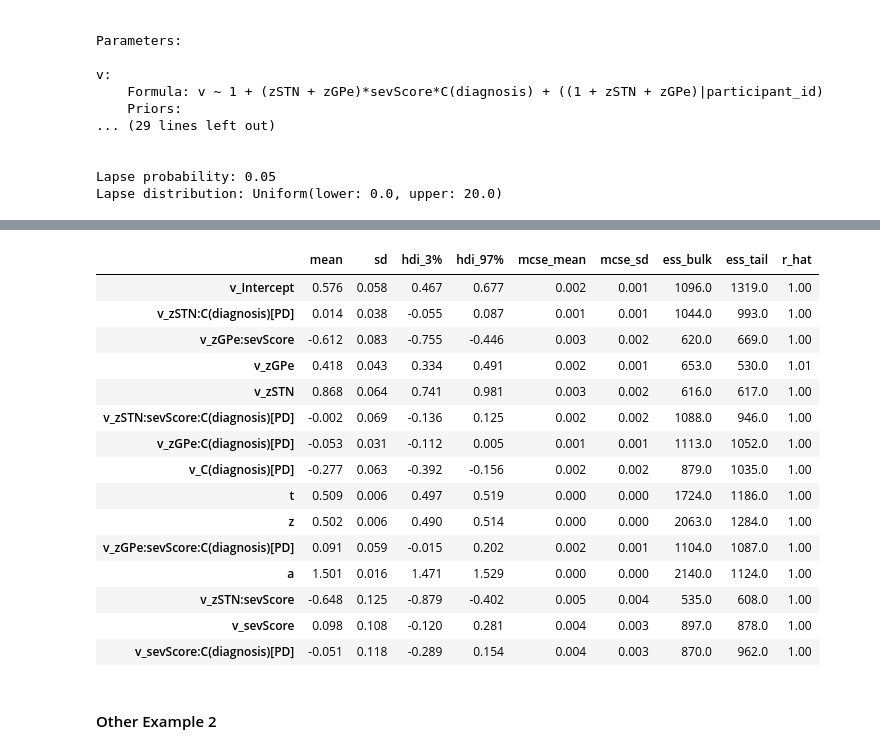
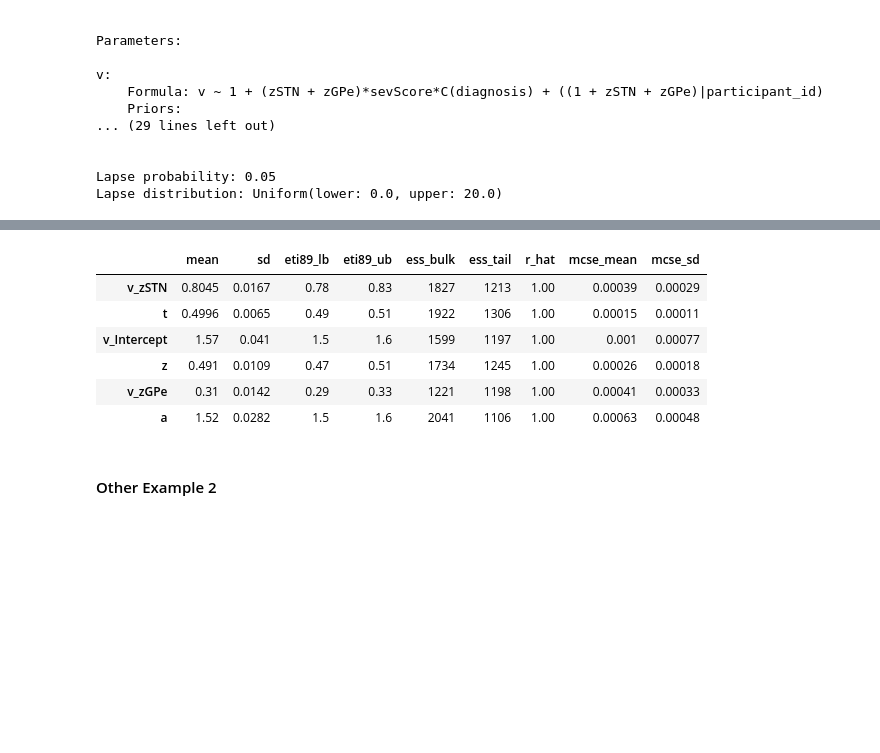
Before and after one commit to lnccbrown/HSSM, a Jupyter notebook: docs/tutorials/hssm_tutorial_workshop_1.ipynb, the cells around one changed output, grey strips where cells are left out. Cells and saved outputs as stored; diff of their text form; code cells hidden in the pictures; blank space fills up the shorter version.

```diff
--- a/docs/tutorials/hssm_tutorial_workshop_1.ipynb
+++ b/docs/tutorials/hssm_tutorial_workshop_1.ipynb
@@ -918,26 +873,18 @@ Using default initvals.
 We recommend running at least 4 chains for robust computation of convergence diagnostics
 # %%
 #### posterior statistics of non-centered model
-model_reg_v_ex4_A1.summary(
+az.summary(
+    samples_model_reg_v_ex4_A1,
     var_names=["~_offset", "~_id"], filter_vars="like"
 )  # var_names= ["~_offset"])
 # %% [output]
-|  | mean | sd | hdi_3% | hdi_97% | mcse_mean | mcse_sd | ess_bulk | ess_tail | r_hat |
-| v_Intercept | 0.576 | 0.058 | 0.467 | 0.677 | 0.002 | 0.001 | 1096.0 | 1319.0 | 1.00 |
-| v_zSTN:C(diagnosis)[PD] | 0.014 | 0.038 | -0.055 | 0.087 | 0.001 | 0.001 | 1044.0 | 993.0 | 1.00 |
-| v_zGPe:sevScore | -0.612 | 0.083 | -0.755 | -0.446 | 0.003 | 0.002 | 620.0 | 669.0 | 1.00 |
-| v_zGPe | 0.418 | 0.043 | 0.334 | 0.491 | 0.002 | 0.001 | 653.0 | 530.0 | 1.01 |
-| v_zSTN | 0.868 | 0.064 | 0.741 | 0.981 | 0.003 | 0.002 | 616.0 | 617.0 | 1.00 |
-| v_zSTN:sevScore:C(diagnosis)[PD] | -0.002 | 0.069 | -0.136 | 0.125 | 0.002 | 0.002 | 1088.0 | 946.0 | 1.00 |
-| v_zGPe:C(diagnosis)[PD] | -0.053 | 0.031 | -0.112 | 0.005 | 0.001 | 0.001 | 1113.0 | 1052.0 | 1.00 |
-| v_C(diagnosis)[PD] | -0.277 | 0.063 | -0.392 | -0.156 | 0.002 | 0.002 | 879.0 | 1035.0 | 1.00 |
-| t | 0.509 | 0.006 | 0.497 | 0.519 | 0.000 | 0.000 | 1724.0 | 1186.0 | 1.00 |
-| z | 0.502 | 0.006 | 0.490 | 0.514 | 0.000 | 0.000 | 2063.0 | 1284.0 | 1.00 |
-| v_zGPe:sevScore:C(diagnosis)[PD] | 0.091 | 0.059 | -0.015 | 0.202 | 0.002 | 0.001 | 1104.0 | 1087.0 | 1.00 |
-| a | 1.501 | 0.016 | 1.471 | 1.529 | 0.000 | 0.000 | 2140.0 | 1124.0 | 1.00 |
-| v_zSTN:sevScore | -0.648 | 0.125 | -0.879 | -0.402 | 0.005 | 0.004 | 535.0 | 608.0 | 1.00 |
-| v_sevScore | 0.098 | 0.108 | -0.120 | 0.281 | 0.004 | 0.003 | 897.0 | 878.0 | 1.00 |
-| v_sevScore:C(diagnosis)[PD] | -0.051 | 0.118 | -0.289 | 0.154 | 0.004 | 0.003 | 870.0 | 962.0 | 1.00 |
+|  | mean | sd | eti89_lb | eti89_ub | ess_bulk | ess_tail | r_hat | mcse_mean | mcse_sd |
+| v_zSTN | 0.8045 | 0.0167 | 0.78 | 0.83 | 1827 | 1213 | 1.00 | 0.00039 | 0.00029 |
+| t | 0.4996 | 0.0065 | 0.49 | 0.51 | 1922 | 1306 | 1.00 | 0.00015 | 0.00011 |
+| v_Intercept | 1.57 | 0.041 | 1.5 | 1.6 | 1599 | 1197 | 1.00 | 0.001 | 0.00077 |
+| z | 0.491 | 0.0109 | 0.47 | 0.51 | 1734 | 1245 | 1.00 | 0.00026 | 0.00018 |
+| v_zGPe | 0.31 | 0.0142 | 0.29 | 0.33 | 1221 | 1198 | 1.00 | 0.00041 | 0.00033 |
+| a | 1.52 | 0.0282 | 1.5 | 1.6 | 2041 | 1106 | 1.00 | 0.00063 | 0.00048 |
 # %% [markdown]
 #### Other Example 2
 # %%
```
Also changed, not shown: parts of 27 cells of this notebook, 1 other file.
